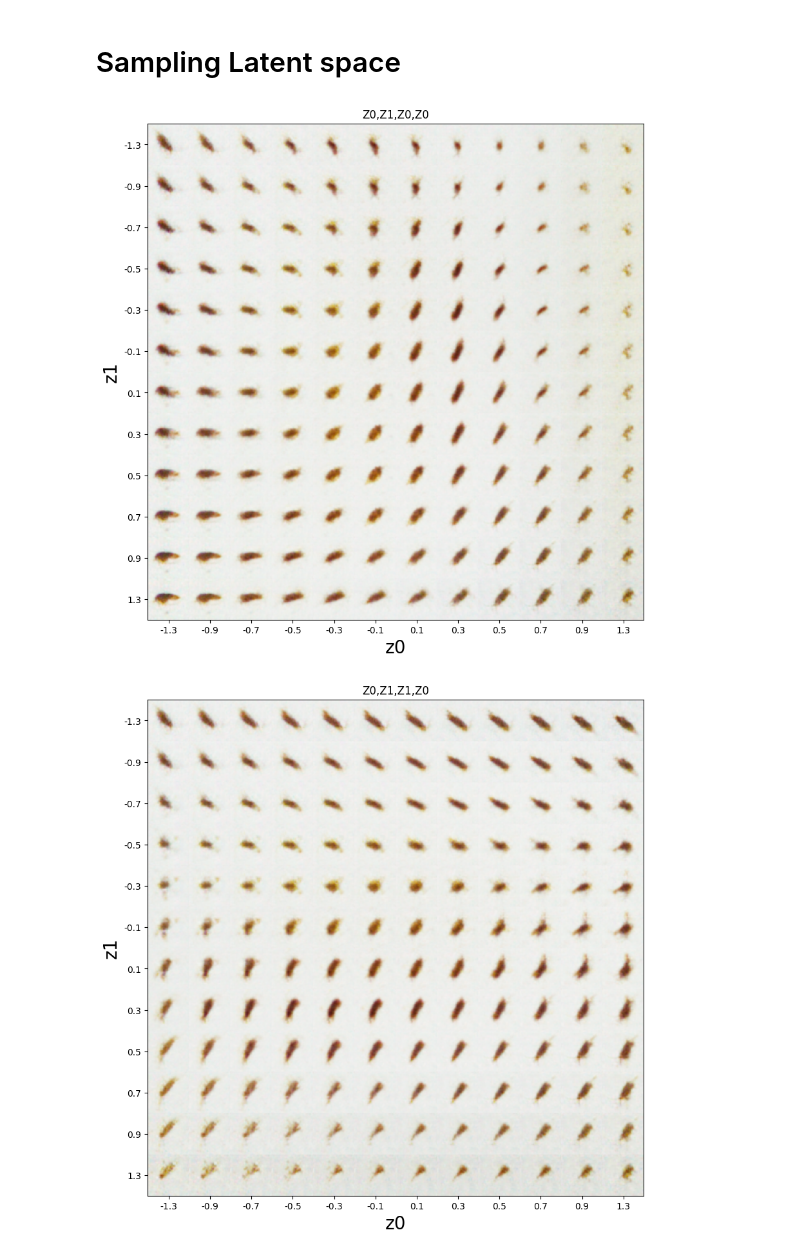
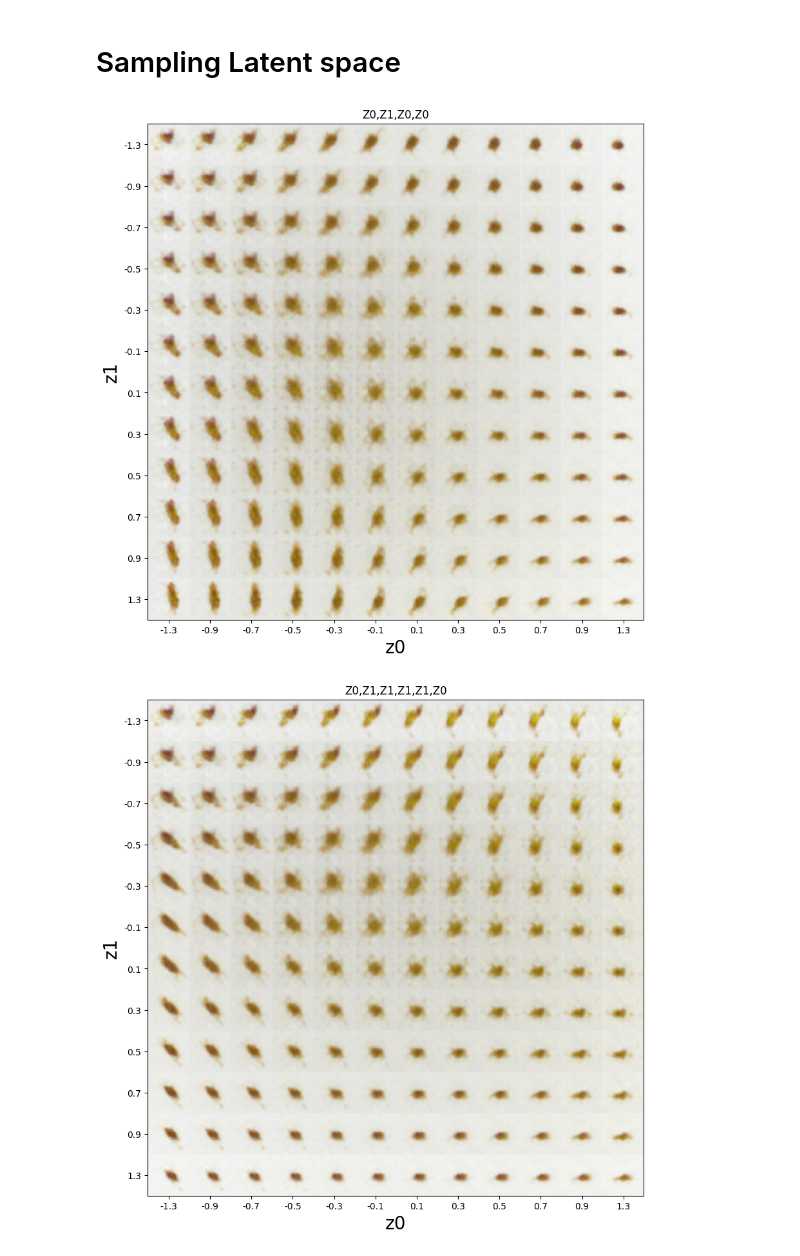
Before and after one commit to Pwhsky/copepod-image-analysis, a Jupyter notebook: vae/copepod_vae.ipynb, the cells around one changed output. Cells and saved outputs as stored; diff of their text form; code cells hidden in the pictures.

```diff
--- a/vae/copepod_vae.ipynb
+++ b/vae/copepod_vae.ipynb
@@ -32,7 +32,7 @@ import torch.nn as nn
 channel_param  = [48*2,48*2]
 input_dims     = np.shape(training_images[0])
 color_channels = input_dims[-1]
-latent_size    = 4
+latent_size    = 6
 red_dims       = [int(latent_size / ( 2 **len(channel_param))) for latent_size in input_dims]
 
 #Encoder:
@@ -93,15 +93,15 @@ random_crop = dt.Value(lambda: random.choice(training_images))
 image_pipeline = (
     dt.Value(random_crop)
     >> dt.NormalizeMinMax()
-    >> dt.FlipLR(lambda: random.uniform(0,0.4))
-    >> dt.FlipUD(lambda: random.uniform(0,0.4))
-    >> dt.FlipDiagonal(lambda: random.uniform(0,0.4))
+    >> dt.FlipLR(lambda: random.uniform(0,0.5))
+    >> dt.FlipUD(lambda: random.uniform(0,0.5))
+    >> dt.FlipDiagonal(lambda: random.uniform(0,0.5))
     >> dt.MoveAxis(2,0)
     >> dt.pytorch.ToTensor(dtype=torch.float)
 )
 
 train_dataset = dt.pytorch.Dataset(image_pipeline & image_pipeline,length=200)
-train_loader  = DataLoader(train_dataset,batch_size=5,shuffle=True,num_workers=5)
+train_loader  = DataLoader(train_dataset,batch_size=20,shuffle=True,num_workers=5)
 # %% [markdown]
 # Training
 # %%
@@ -137,7 +137,7 @@ z1_grid = Normal(0, 1).icdf(torch.linspace(0.1, 0.9, img_num))
 image = np.zeros((img_num * img_size, img_num * img_size,3))
 for i0, z0 in enumerate(z0_grid):
     for i1, z1 in enumerate(z1_grid):
-        z=torch.stack((z0,z1,z0,z0)).unsqueeze(0)
+        z=torch.stack((z0,z1,z0,z0,z1,z0)).unsqueeze(0)
         generated_image = vae.decode(z).clone().detach().numpy()
         generated_image = generated_image.transpose(0, 2, 3, 1).squeeze()
 
@@ -162,35 +162,35 @@ plt.xlabel("z0", fontsize=20)
 plt.ylabel("z1", fontsize=20)
 plt.show()
 
 
 
 image = np.zeros((img_num * img_size, img_num * img_size,3))
 for i0, z0 in enumerate(z0_grid):
     for i1, z1 in enumerate(z1_grid):
-        z=torch.stack((z0,z1,z1,z1)).unsqueeze(0)
+        z=torch.stack((z0,z1,z1,z1,z1,z0)).unsqueeze(0)
         generated_image = vae.decode(z).clone().detach().numpy()
         generated_image = generated_image.transpose(0, 2, 3, 1).squeeze()
         image[
             i1 * img_size : (i1 + 1) * img_size,
             i0 * img_size : (i0 + 1) * img_size,
             :
         ] = generated_image
 
 plt.figure(figsize=(10, 10))
-plt.title("Z0,Z1,Z1,Z0")
+plt.title("Z0,Z1,Z1,Z1,Z1,Z0")
 plt.imshow(image, cmap="gray")
 plt.xticks(
 np.arange(0.5 * img_size, (0.5 + img_num) * img_size, img_size),
 np.round(z0_grid.numpy(), 1),
 )
 plt.yticks(
 np.arange(0.5 * img_size, (0.5 + img_num) * img_size, img_size),
 np.round(z1_grid.numpy(), 1),
 )
 plt.xlabel("z0", fontsize=20)
 plt.ylabel("z1", fontsize=20)
 plt.show()
 # %% [output]
-[figure, old version]
+[figure, new version]
-[figure, old version]
+[figure, new version]
 # %% [markdown]
```
Also changed, not shown: parts of 3 cells of this notebook, 2 other files.
